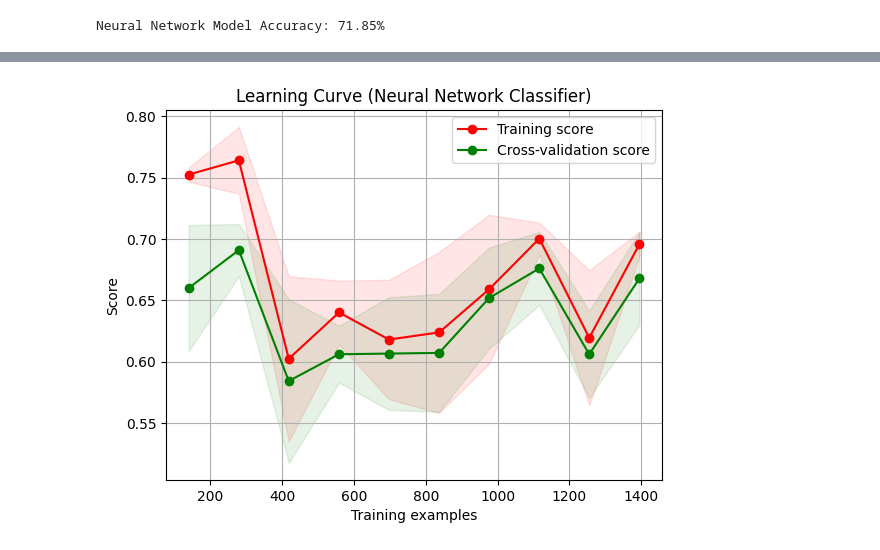
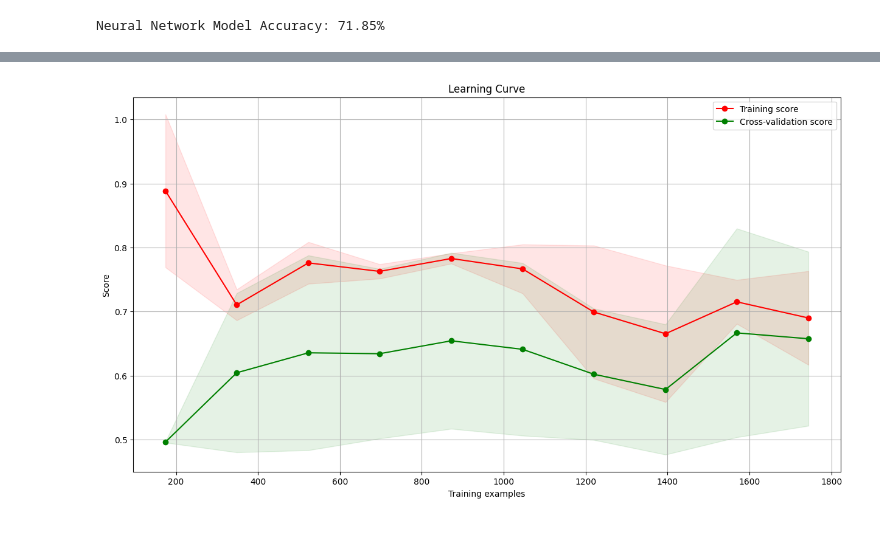
Before and after one commit to nfarhaan/Heart-Attack-Prediction-Using-Machine-Learning, a Jupyter notebook: neural_network.ipynb, the cells around one changed output, grey strips where cells are left out. Cells and saved outputs as stored; diff of their text form; code cells hidden in the pictures.

Commit message:
Finished neural network and decision tree algo done closed tested

```diff
--- a/neural_network.ipynb
+++ b/neural_network.ipynb
@@ -68,35 +181,28 @@ Neural Network Model Accuracy: 71.85%
 # %%
-import numpy as np
-import matplotlib.pyplot as plt
 from sklearn.model_selection import learning_curve
 
-# Generate learning curves
+# Generate learning curve data
 train_sizes, train_scores, test_scores = learning_curve(
-    model2, X_train, y_train, cv=5, scoring='accuracy',
-    train_sizes=np.linspace(0.1, 1.0, 10), random_state=42)
+    model2, X_imputed, y, cv=5, scoring='accuracy', n_jobs=-1, train_sizes=np.linspace(0.1, 1.0, 10), random_state=42)
 
-# Calculate mean and standard deviation of training and test scores
+# Calculate mean and standard deviation for training and test scores
 train_scores_mean = np.mean(train_scores, axis=1)
 train_scores_std = np.std(train_scores, axis=1)
 test_scores_mean = np.mean(test_scores, axis=1)
 test_scores_std = np.std(test_scores, axis=1)
 
 # Plot learning curve
-plt.figure()
-plt.title("Learning Curve (Neural Network Classifier)")
-plt.xlabel("Training examples")
-plt.ylabel("Score")
-plt.grid()
-
-# Plot the average training and testing score
-plt.fill_between(train_sizes, train_scores_mean - train_scores_std,
-                 train_scores_mean + train_scores_std, alpha=0.1, color="r")
-plt.fill_between(train_sizes, test_scores_mean - test_scores_std,
-                 test_scores_mean + test_scores_std, alpha=0.1, color="g")
+plt.figure(figsize=(15, 8))
+plt.fill_between(train_sizes, train_scores_mean - train_scores_std, train_scores_mean + train_scores_std, alpha=0.1, color="r")
+plt.fill_between(train_sizes, test_scores_mean - test_scores_std, test_scores_mean + test_scores_std, alpha=0.1, color="g")
 plt.plot(train_sizes, train_scores_mean, 'o-', color="r", label="Training score")
 plt.plot(train_sizes, test_scores_mean, 'o-', color="g", label="Cross-validation score")
 
-plt.legend(loc="best")
+plt.title('Learning Curve')
+plt.xlabel('Training examples')
+plt.ylabel('Score')
+plt.legend(loc='best')
+plt.grid()
 plt.show()
 # %% [output]
-[figure, old version]
+[figure, new version]
```
Also changed, not shown: parts of 6 cells of this notebook, 3 other files.
